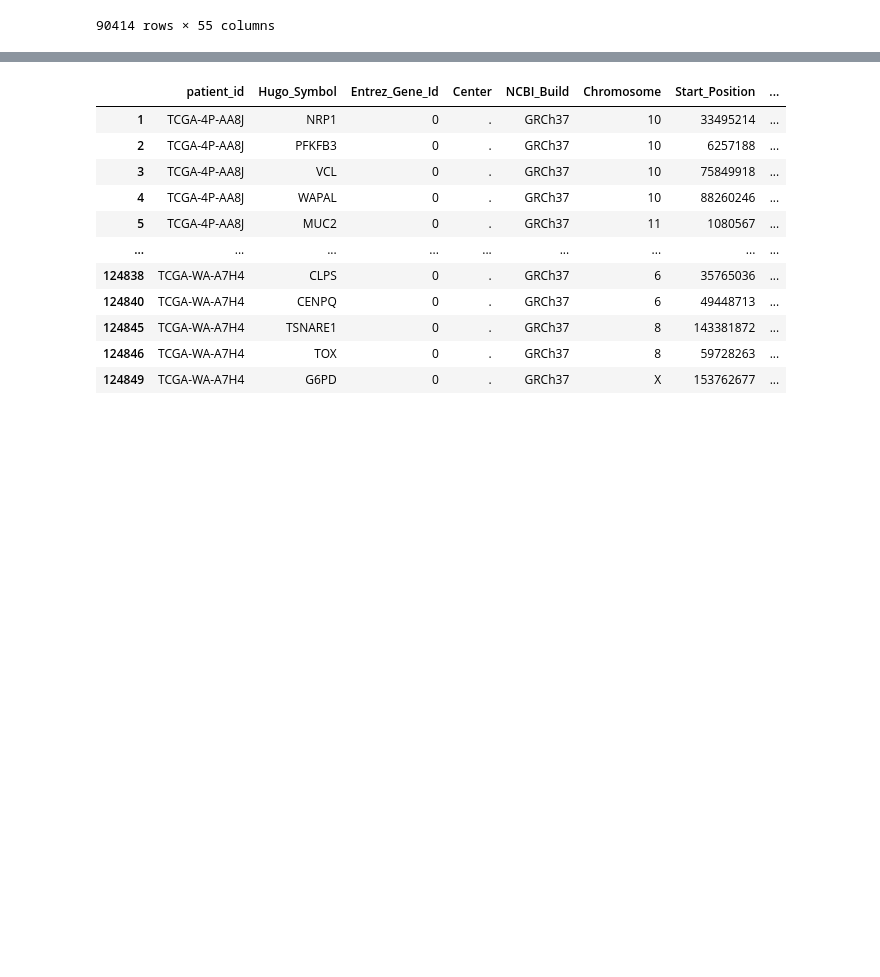
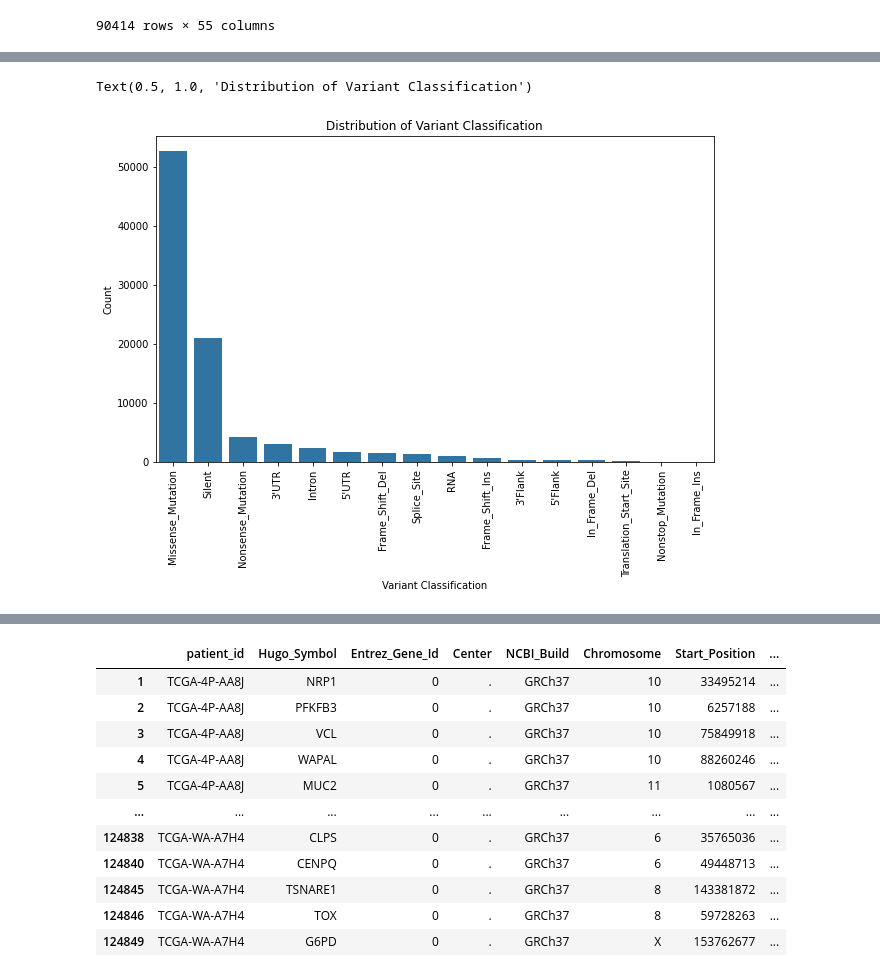
Before and after one commit to Harrison-Q-Ma/BNFO285_Projects, a Jupyter notebook: project_2/Harrison/analysis/analysis.ipynb, the cells around one changed output, grey strips where cells are left out. Cells and saved outputs as stored; diff of their text form; code cells hidden in the pictures; blank space fills up the shorter version.

```diff
--- a/project_2/Harrison/analysis/analysis.ipynb
+++ b/project_2/Harrison/analysis/analysis.ipynb
@@ -184,0 +260,14 @@ Name: count, dtype: int64
+# %%
+# make bar plot from mutations['Variant_Classification'].value_counts()
+import matplotlib.pyplot as plt
+import seaborn as sns
+
+plt.figure(figsize=(10, 6))
+sns.countplot(data=mutations, x='Variant_Classification', order=mutations['Variant_Classification'].value_counts().index)
+plt.xticks(rotation=90)
+plt.xlabel('Variant Classification')
+plt.ylabel('Count')
+plt.title('Distribution of Variant Classification')
+# %% [output]
+Text(0.5, 1.0, 'Distribution of Variant Classification')
+[figure, added]
```
Also changed, not shown: parts of 19 cells of this notebook, 1 other file.
